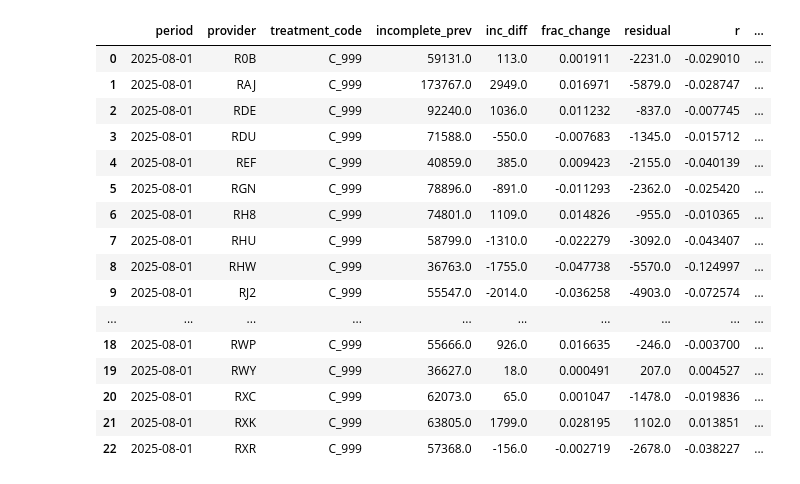
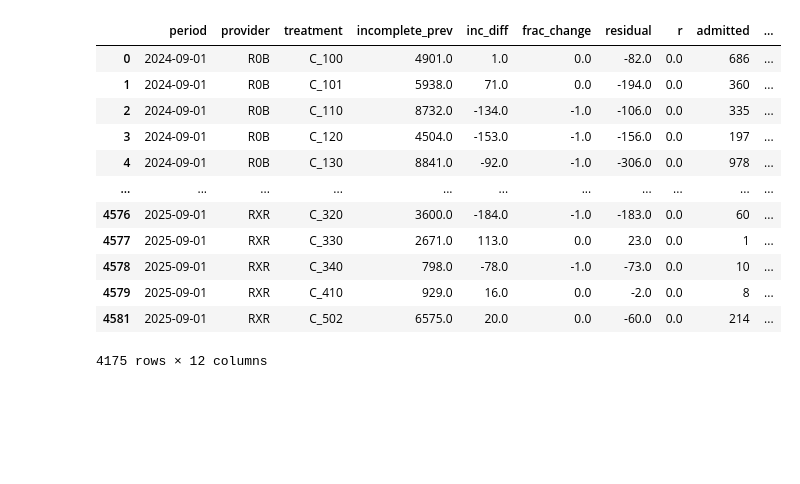
Before and after one commit to tolland/nhs-waiting-lists, a Jupyter notebook: notebooks/query_data_01.ipynb, the cells around one changed output. Drawn from its saved outputs; the diff is of its cells as text; code cells hidden in the pictures; blank space fills up the shorter version.

```diff
--- a/notebooks/query_data_01.ipynb
+++ b/notebooks/query_data_01.ipynb
@@ -4,22 +4,21 @@
 from pathlib import Path
 
 import pandas as pd
+from sqlalchemy import create_engine
+from sqlalchemy import text, bindparam
+
 from nhs_waiting_lists import (
     __app_name__,
 )
-from nhs_waiting_lists.constants import proj_db_path
+from nhs_waiting_lists.constants import proj_db_path, DB_FILE
 from nhs_waiting_lists.utils.xdg import XDGBasedir
-from sqlalchemy import create_engine
-from sqlalchemy import text, bindparam
 
 project_root = Path(XDGBasedir.get_data_dir(__app_name__))
 
-DB_PATH_CONSOLIDATED = project_root / proj_db_path / "nhs_consolidated.db"
-DATA_DIR = "./data"
+DB_PATH = project_root / proj_db_path / DB_FILE
+FILES_DIR = project_root / "files"
 
-# conn = sqlite3.connect(DB_PATH)
-
-conn = create_engine(f"sqlite:///{DB_PATH_CONSOLIDATED}")
+engine = create_engine(f"sqlite:///{DB_PATH}")
 # %%
 # PROVIDER_CODES = ['R0B', 'RAJ', 'RTH', 'RTE', "RTF", "RWF", "RTE", "REF", "RWH", "R0B", "RVJ", "RHW", "RDU", "RH8",
 #                   "RWY",
@@ -38,19 +37,19 @@ conn = create_engine(f"sqlite:///{DB_PATH_CONSOLIDATED}")
 
 PROVIDER_CODES = ["RTF", "RWF", "RTE", "REF", "RWH", "R0B", "RVJ", "RHW", "RDU", "RH8", "RWY", "RXC", "RL4", "RDE",
                   "RXK", "RXR", "RJ2", "RN5", "RHU", "RGN", "RWP", "RWD", "RAJ"]
-# TREATMENT_CODES = ('C_101', 'C_110', 'C_320', 'C_330', 'C_400', 'C_502', 'C_301', 'C_100', 'C_101', 'C_110', 'C_120',
-#                    'C_130', 'C_140', 'C_150', 'C_160', 'C_170', 'C_300', 'C_301', 'C_320', 'C_330', 'C_340', 'C_400',
-#                    'C_410', 'C_430', 'C_502')
+TREATMENT_CODES = ('C_101', 'C_110', 'C_320', 'C_330', 'C_400', 'C_502', 'C_301', 'C_100', 'C_101', 'C_110', 'C_120',
+                   'C_130', 'C_140', 'C_150', 'C_160', 'C_170', 'C_300', 'C_301', 'C_320', 'C_330', 'C_340', 'C_400',
+                   'C_410', 'C_430', 'C_502')
 
-TREATMENT_CODES = ('C_999',)
+# TREATMENT_CODES = ('C_999',)
 
 provider_code = "RAJ"
 treatment_code = "C_110"
 # %%
 consolidated_query = text("""
                           SELECT period,
-                                 provider_code                                    as provider,
-                                 treatment_function_code                          as treatment_code,
+                                 provider,
+                                 treatment,
                                  i.incomplete_prev,
                                  i.incomplete - i.incomplete_prev                 AS inc_diff,
                                  (
@@ -65,58 +64,51 @@ consolidated_query = text("""
                                          - i.admitted
                                          ))                                       AS residual,
                                  -- scaled accounting identity
                                  (
                                      i.incomplete
                                          - (i.incomplete_prev
                                                 + i.new_periods
                                          - i.nonadmitted
                                          - i.admitted
                                          )) / (i.incomplete_prev + i.new_periods) AS r,
                                  i.admitted,
-                                 i.admitted_prev,
                                  i.nonadmitted,
-                                 i.nonadmitted_prev,
                                  i.new_periods,
-                                 i.new_periods_prev,
                                  i.incomplete
-                          FROM metrics AS i
+                          FROM consolidated AS i
                           WHERE provider IN :provider_codes
-                            AND treatment_code IN :treatment_codes
-                            AND period >= '2025-08-01'
-                          ORDER BY provider_code ASC, period ASC; \
+                            AND treatment IN :treatment_codes
+                            AND period >= '2024-08-01'
+                          ORDER BY provider ASC, period ASC; \
                           """).bindparams(
     bindparam('provider_codes', expanding=True),
     bindparam('treatment_codes', expanding=True)
 )
 
-consolidated_df = pd.read_sql(consolidated_query, conn, params={
+consolidated_df = pd.read_sql(consolidated_query, engine, params={
     'provider_codes': PROVIDER_CODES,
     'treatment_codes': TREATMENT_CODES}
                               )  # type: ignore[arg-type]
 
 consolidated_df["period"] = pd.to_datetime(consolidated_df["period"], errors="coerce")
 
 valid = (consolidated_df['incomplete_prev'] > 100) & (consolidated_df['new_periods'] > 30)
 consolidated_df = consolidated_df.loc[valid].copy()
 consolidated_df
 # %% [output]
-|  | period | provider | treatment_code | incomplete_prev | inc_diff | frac_change | residual | r | ... |
-| 0 | 2025-08-01 | R0B | C_999 | 59131.0 | 113.0 | 0.001911 | -2231.0 | -0.029010 | ... |
-| 1 | 2025-08-01 | RAJ | C_999 | 173767.0 | 2949.0 | 0.016971 | -5879.0 | -0.028747 | ... |
-| 2 | 2025-08-01 | RDE | C_999 | 92240.0 | 1036.0 | 0.011232 | -837.0 | -0.007745 | ... |
-| 3 | 2025-08-01 | RDU | C_999 | 71588.0 | -550.0 | -0.007683 | -1345.0 | -0.015712 | ... |
-| 4 | 2025-08-01 | REF | C_999 | 40859.0 | 385.0 | 0.009423 | -2155.0 | -0.040139 | ... |
-| 5 | 2025-08-01 | RGN | C_999 | 78896.0 | -891.0 | -0.011293 | -2362.0 | -0.025420 | ... |
-| 6 | 2025-08-01 | RH8 | C_999 | 74801.0 | 1109.0 | 0.014826 | -955.0 | -0.010365 | ... |
-| 7 | 2025-08-01 | RHU | C_999 | 58799.0 | -1310.0 | -0.022279 | -3092.0 | -0.043407 | ... |
-| 8 | 2025-08-01 | RHW | C_999 | 36763.0 | -1755.0 | -0.047738 | -5570.0 | -0.124997 | ... |
-| 9 | 2025-08-01 | RJ2 | C_999 | 55547.0 | -2014.0 | -0.036258 | -4903.0 | -0.072574 | ... |
-| ... | ... | ... | ... | ... | ... | ... | ... | ... | ... |
-| 18 | 2025-08-01 | RWP | C_999 | 55666.0 | 926.0 | 0.016635 | -246.0 | -0.003700 | ... |
-| 19 | 2025-08-01 | RWY | C_999 | 36627.0 | 18.0 | 0.000491 | 207.0 | 0.004527 | ... |
-| 20 | 2025-08-01 | RXC | C_999 | 62073.0 | 65.0 | 0.001047 | -1478.0 | -0.019836 | ... |
-| 21 | 2025-08-01 | RXK | C_999 | 63805.0 | 1799.0 | 0.028195 | 1102.0 | 0.013851 | ... |
-| 22 | 2025-08-01 | RXR | C_999 | 57368.0 | -156.0 | -0.002719 | -2678.0 | -0.038227 | ... |
+|  | period | provider | treatment | incomplete_prev | inc_diff | frac_change | residual | r | admitted | ... |
+| 0 | 2024-09-01 | R0B | C_100 | 4901.0 | 1.0 | 0.0 | -82.0 | 0.0 | 686 | ... |
+| 1 | 2024-09-01 | R0B | C_101 | 5938.0 | 71.0 | 0.0 | -194.0 | 0.0 | 360 | ... |
+| 2 | 2024-09-01 | R0B | C_110 | 8732.0 | -134.0 | -1.0 | -106.0 | 0.0 | 335 | ... |
+| 3 | 2024-09-01 | R0B | C_120 | 4504.0 | -153.0 | -1.0 | -156.0 | 0.0 | 197 | ... |
+| 4 | 2024-09-01 | R0B | C_130 | 8841.0 | -92.0 | -1.0 | -306.0 | 0.0 | 978 | ... |
+| ... | ... | ... | ... | ... | ... | ... | ... | ... | ... | ... |
+| 4576 | 2025-09-01 | RXR | C_320 | 3600.0 | -184.0 | -1.0 | -183.0 | 0.0 | 60 | ... |
+| 4577 | 2025-09-01 | RXR | C_330 | 2671.0 | 113.0 | 0.0 | 23.0 | 0.0 | 1 | ... |
+| 4578 | 2025-09-01 | RXR | C_340 | 798.0 | -78.0 | -1.0 | -73.0 | 0.0 | 10 | ... |
+| 4579 | 2025-09-01 | RXR | C_410 | 929.0 | 16.0 | 0.0 | -2.0 | 0.0 | 8 | ... |
+| 4581 | 2025-09-01 | RXR | C_502 | 6575.0 | 20.0 | 0.0 | -60.0 | 0.0 | 214 | ... |
+4175 rows × 12 columns
 # %%
 import numpy as np
 
```
Also changed, not shown: parts of 14 cells of this notebook, 6 other files.
